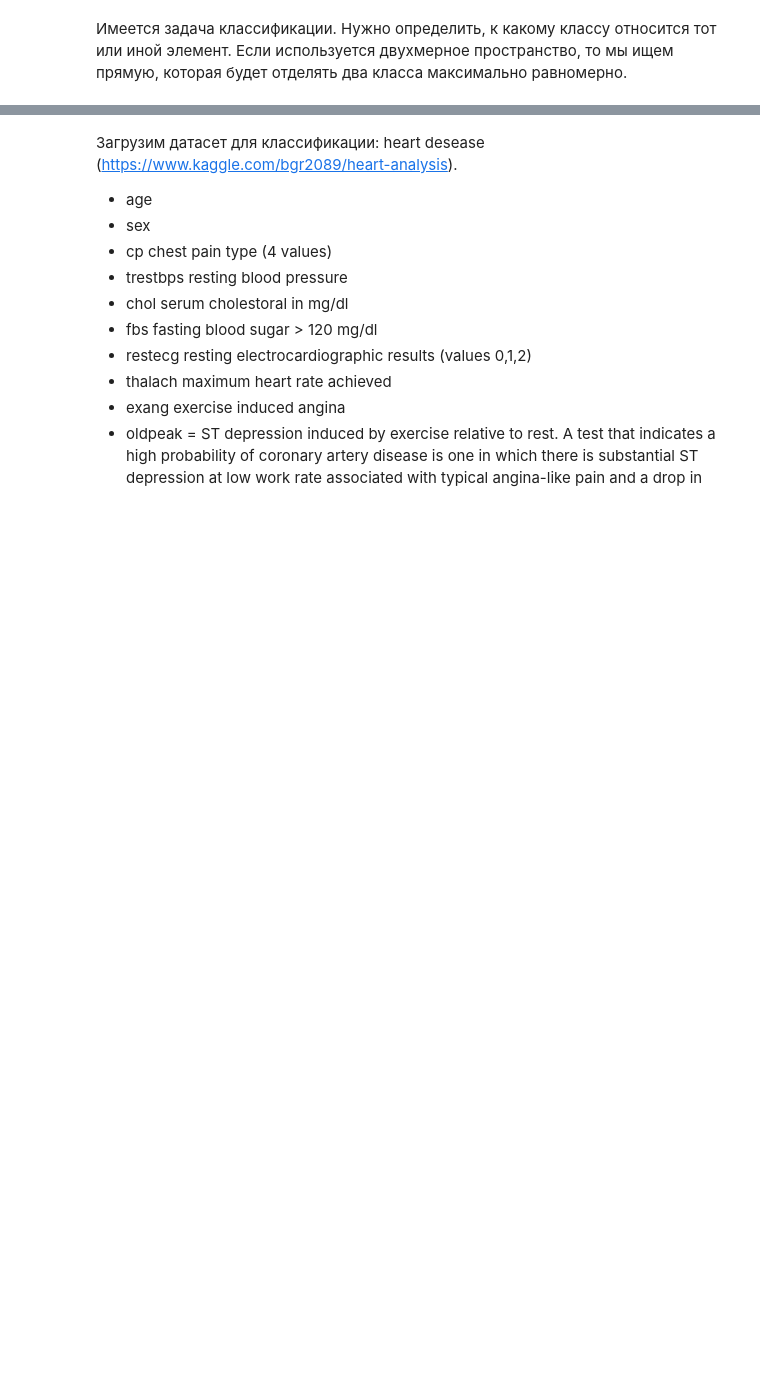
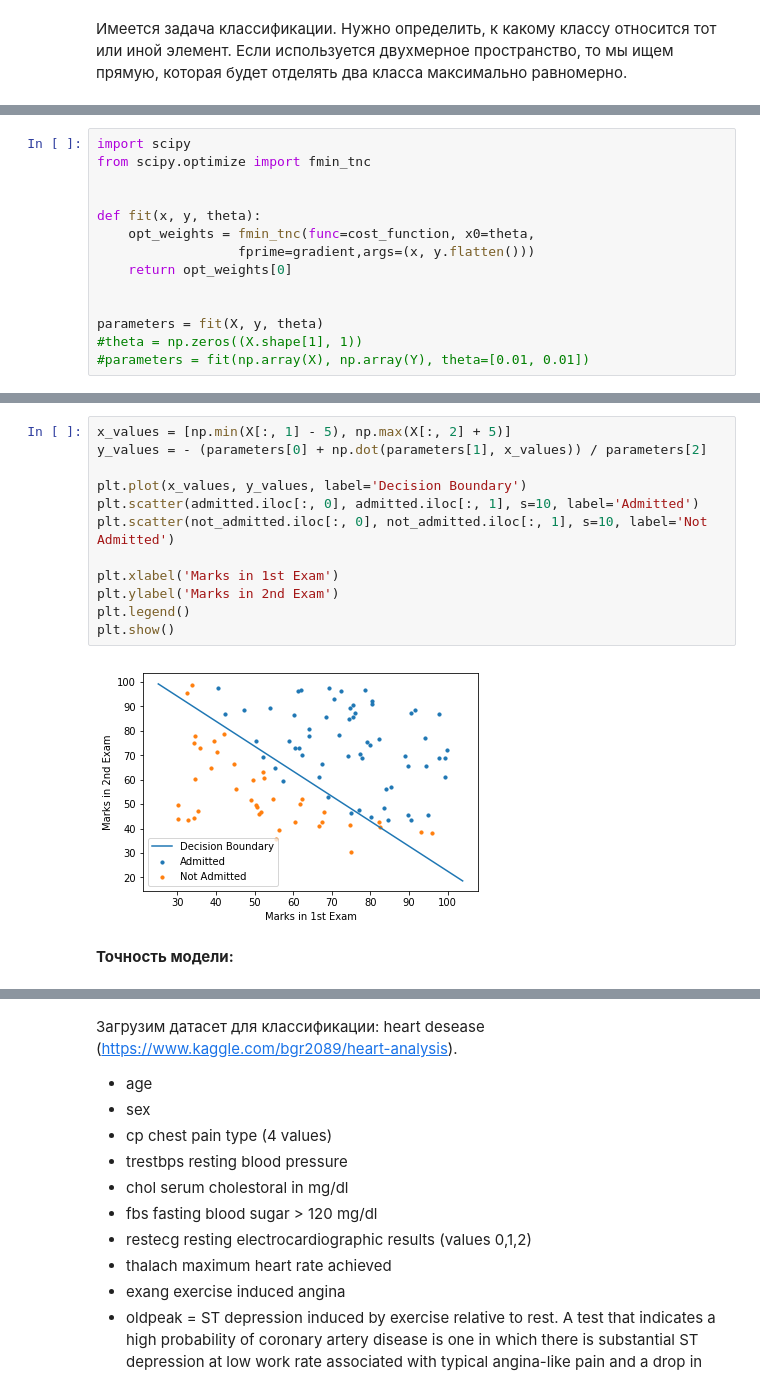
Before and after one commit to edwardwerner/math_netology, a Jupyter notebook: lecture_4.ipynb, the cells around one changed output, grey strips where cells are left out. Saved outputs shown, nothing was run; the diff lists cells and outputs as text; blank space fills up the shorter version.

```diff
--- a/lecture_4.ipynb
+++ b/lecture_4.ipynb
@@ -12,0 +80,14 @@ import pandas as pd
+# %%
+import scipy
+from scipy.optimize import fmin_tnc
+
+
+def fit(x, y, theta):
+    opt_weights = fmin_tnc(func=cost_function, x0=theta,
+                  fprime=gradient,args=(x, y.flatten()))
+    return opt_weights[0]
+
+
+parameters = fit(X, y, theta)
+#theta = np.zeros((X.shape[1], 1))
+#parameters = fit(np.array(X), np.array(Y), theta=[0.01, 0.01])
@@ -12,0 +112,16 @@ import pandas as pd
+# %%
+x_values = [np.min(X[:, 1] - 5), np.max(X[:, 2] + 5)]
+y_values = - (parameters[0] + np.dot(parameters[1], x_values)) / parameters[2]
+
+plt.plot(x_values, y_values, label='Decision Boundary')
+plt.scatter(admitted.iloc[:, 0], admitted.iloc[:, 1], s=10, label='Admitted')
+plt.scatter(not_admitted.iloc[:, 0], not_admitted.iloc[:, 1], s=10, label='Not Admitted')
+
+plt.xlabel('Marks in 1st Exam')
+plt.ylabel('Marks in 2nd Exam')
+plt.legend()
+plt.show()
+# %% [output]
+[figure, added]
+# %% [markdown]
+**Точность модели:**
```
Also changed, not shown: parts of 35 cells of this notebook.
